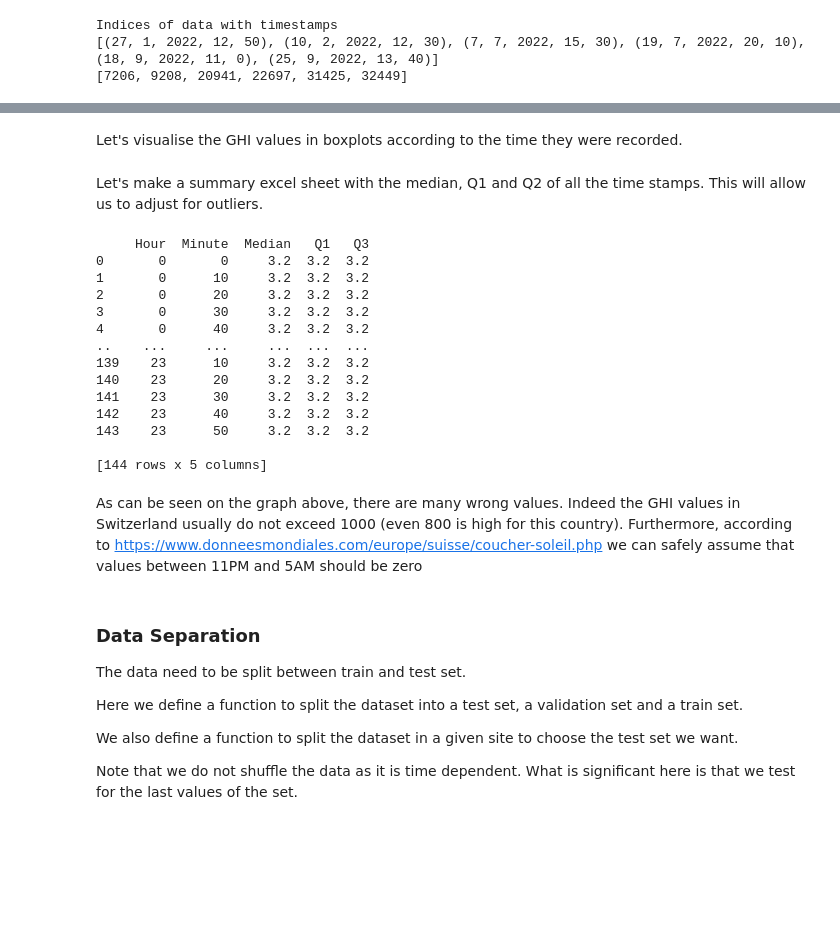
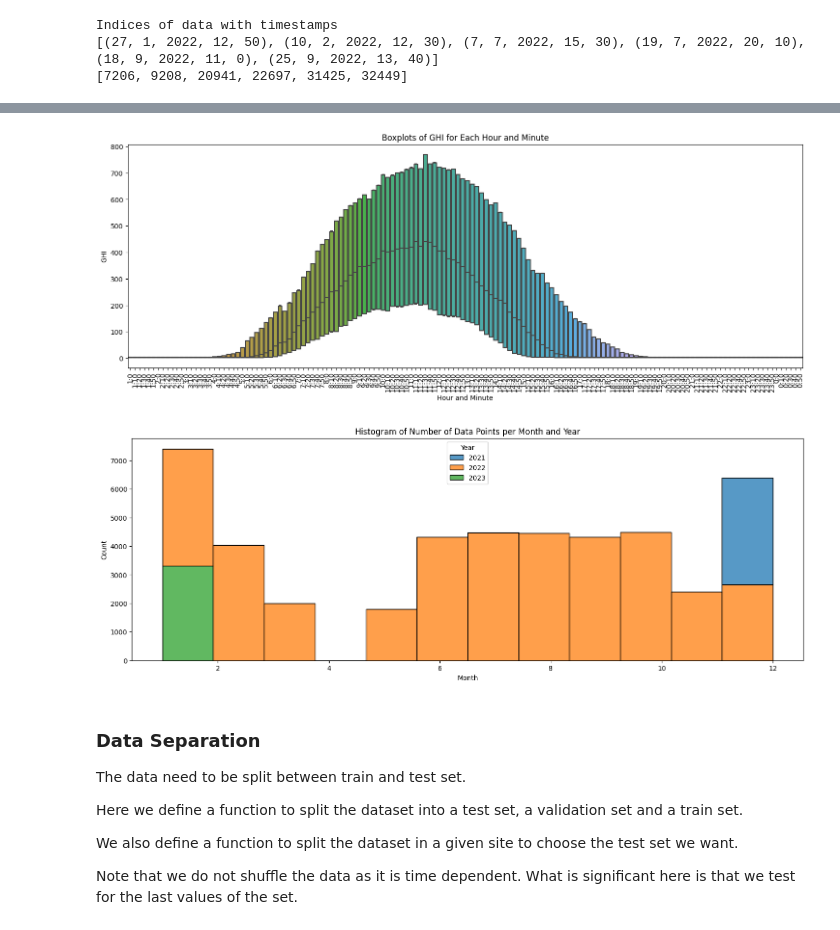
Before and after one commit to CS-433/ml-project-2-lapd, a Jupyter notebook: Meteo Only/Project_meteo_only.ipynb, the cells around one changed output, grey strips where cells are left out. Saved outputs shown, nothing was run; the diff lists cells and outputs as text; code cells hidden in the pictures; blank space fills up the shorter version.

```diff
--- a/Meteo Only/Project_meteo_only.ipynb
+++ b/Meteo Only/Project_meteo_only.ipynb
@@ -142,12 +144,13 @@ class GHIDataset(Dataset):
         # Read the excel content of the median, Q1 and Q3 values
         self.median_Q1_Q3_values = pd.read_excel(os.path.join(self.root_dir, median_Q1_Q3))
         # Check the loaded values
-        print("Loaded median, Q1, Q3 values:")
-        print(self.median_Q1_Q3_values.head())
+        #print("Loaded median, Q1, Q3 values:")
+        #print(self.median_Q1_Q3_values.head())
         # Ensure the time-related columns are present
         if 'Hour' not in self.median_Q1_Q3_values.columns or 'Minute' not in self.median_Q1_Q3_values.columns:
             raise ValueError("Time-related columns (Hour, Minute) not found in median_Q1_Q3 Excel file.")
-        else : print('Time related columns are here')
+
+        self.median_Q1_Q3_values.set_index(['Hour', 'Minute'], inplace=True)
 
 
     def __len__(self):
@@ -181,29 +184,27 @@ class GHIDataset(Dataset):
 
         meteo_data = torch.stack((day, month, year, hour, minute, GHI, air_temp, wind_speed, wind_dir, cosmonth),dim=1)
 
+
         if self.label_outliers:
             # Combine hour and minute to create a time identifier
-            print(hour, minute)
-            time_identifier = (hour * 60) + minute
-            time_identifier = time_identifier.numpy()
+            for batch_id, (hour_, minute_) in enumerate(zip(hour,minute)):
+
+              # Find the corresponding hour and minute to the correct median/Q1/Q3
+              time_info = self.median_Q1_Q3_values.loc[(int(hour_),int(minute_))]
+
+              # Extract median, Q1, and Q3 value
 
 
-            # Get the corresponding median, Q1, and Q3 values for the specific time
-            time_info = self.median_Q1_Q3_values[(abs(self.median_Q1_Q3_values['Hour'] * 60 + self.median_Q1_Q3_values['Minute'] - time_identifier) < 0.1)]
-            if not time_info.empty:
-                # Extract median, Q1, and Q3 values
-                median_value = time_info['Median'].values[0]
-                Q1_value = time_info['Q1'].values[0]
-                Q3_value = time_info['Q3'].values[0]
+              # Identify and adjust outliers in labels
+              if labels[batch_id] < time_info['Q1']:
+                labels[batch_id] = time_info['Q1']
 
-                # Identify and adjust outliers in labels
-                outliers_lower = labels < Q1_value
-                outliers_upper = labels > Q3_value
-                labels[outliers_lower] = median_value
-                labels[outliers_upper] = median_value
+              if labels[batch_id] > time_info['Q3']:
+                labels[batch_id] = time_info['Q3']
 
-                print(f"Adjusted outliers for time {time_identifier}: {len(labels[outliers_lower])} labels below Q1, {len(labels[outliers_upper])} labels above Q3")
-            else : print(time_info, "Time info seems to be empty", time_identifier)
+
+              #print(f"Adjusted outliers for time {time_identifier}: {len(labels[outliers_lower])} labels below Q1, {len(labels[outliers_upper])} labels above Q3")
+
 
         # Apply the transforms
 
@@ -224,11 +225,10 @@ class GHIDataset(Dataset):
             #print('Meteo data has been normalised.', self.mean_std_dict)
 
         data = (meteo_data,labels)
-
         return data
 # %% [markdown]
 Below we load the dataset and transfom the images.
 # %% [markdown]
 #### Dataset Creation
 # %%
-ghi_dataset_normalised = GHIDataset(path,'meteo_data_only.xlsx','labels_only_meteo.xlsx', 'meteo_summary.xlsx', 'median_Q1_Q3.xlsx', normalise_meteo = True)
+ghi_dataset = GHIDataset(path,'meteo_data_only.xlsx','labels_only_meteo.xlsx', 'meteo_summary.xlsx', 'median_Q1_Q3.xlsx', normalise_meteo = False, label_outliers = True)
@@ -285,4 +249,0 @@ ValueError: ignored
-# %% [markdown]
-Let's visualise the GHI values in boxplots according to the time they were recorded.
-# %% [markdown]
-Let's make a summary excel sheet with the median, Q1 and Q2 of all the time stamps. This will allow us to adjust for outliers.
@@ -331,23 +250,8 @@ def create_ghi_summary(ghi_dataset, output_path=None):
-# %%
-output_path = os.path.join(path, 'median_Q1_Q3.xlsx')
-summary_df = create_ghi_summary(training_set,output_path)
-# %% [output]
-     Hour  Minute  Median   Q1   Q3
-0       0       0     3.2  3.2  3.2
-1       0      10     3.2  3.2  3.2
-2       0      20     3.2  3.2  3.2
-3       0      30     3.2  3.2  3.2
-4       0      40     3.2  3.2  3.2
-..    ...     ...     ...  ...  ...
-139    23      10     3.2  3.2  3.2
-140    23      20     3.2  3.2  3.2
-141    23      30     3.2  3.2  3.2
-142    23      40     3.2  3.2  3.2
-143    23      50     3.2  3.2  3.2
-
-[144 rows x 5 columns]
-# %% [markdown]
-As can be seen on the graph above, there are many wrong values. Indeed the GHI values in Switzerland usually do not exceed 1000 (even 800 is high for this country). Furthermore, according to https://www.donneesmondiales.com/europe/suisse/coucher-soleil.php we can safely assume that values between 11PM and 5AM should be zero
+# %%
+plot_ghi_data_distribution_after_modification(ghi_dataset) # This function should be ran on a non normalized dataset to see the effect
+# %% [output]
+[figure, added]
+[figure, added]
 # %% [markdown]
 ### Data Separation
 
```
Also changed, not shown: parts of 17 cells of this notebook, 3 other files.
